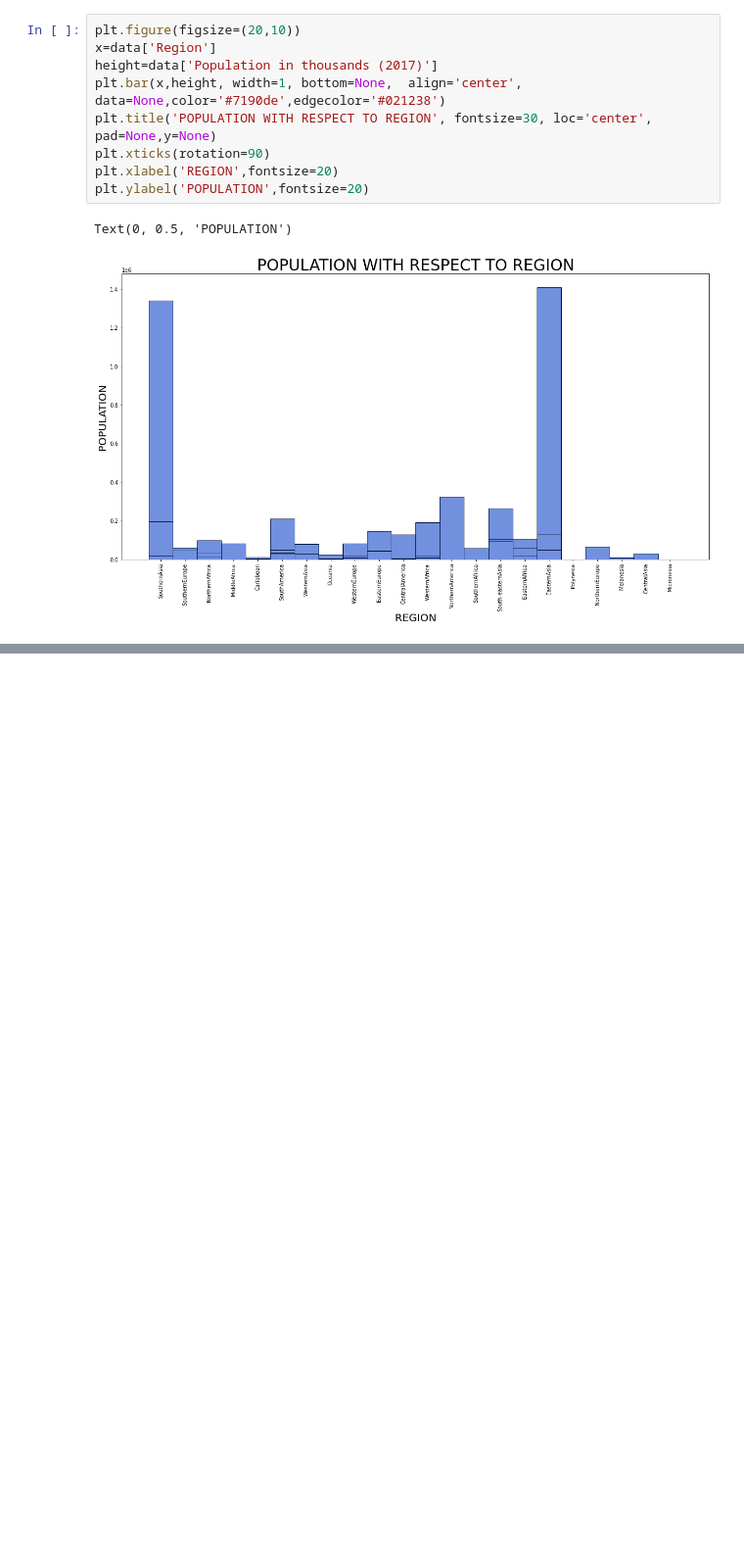
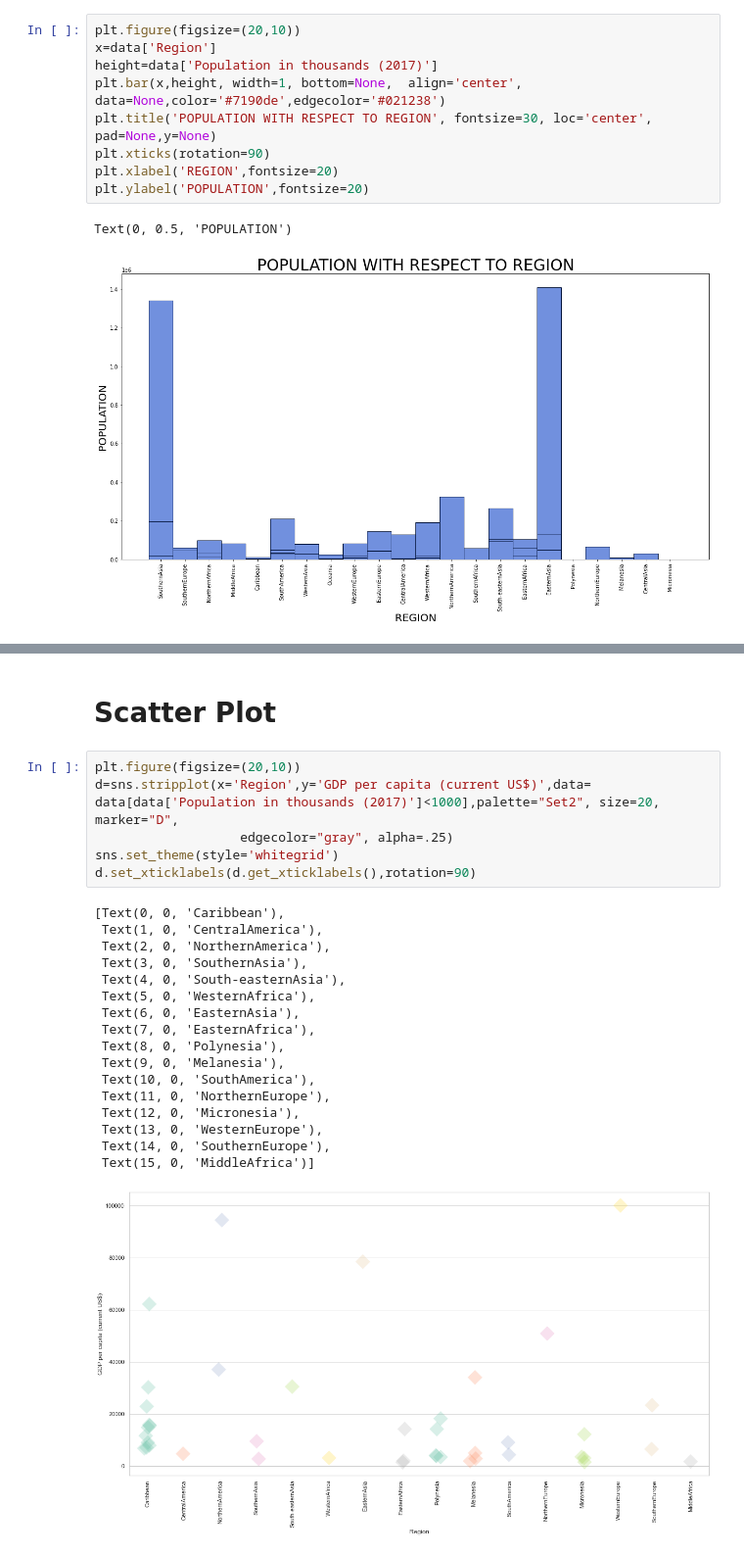
Before and after one commit to Syamkrishna123/ICTK-Q-A-activity, a Jupyter notebook: week_6_q&a_activity.ipynb, the cells around one changed output, grey strips where cells are left out. Shown at 98% size. Cells and saved outputs as stored; diff of their text form; blank space fills up the shorter version.

```diff
--- a/week_6_q&a_activity.ipynb
+++ b/week_6_q&a_activity.ipynb
@@ -47,0 +45,26 @@ Text(0, 0.5, 'POPULATION')
+# %% [markdown]
+# Scatter Plot
+# %%
+plt.figure(figsize=(20,10))
+d=sns.stripplot(x='Region',y='GDP per capita (current US$)',data= data[data['Population in thousands (2017)']<1000],palette="Set2", size=20, marker="D",
+                   edgecolor="gray", alpha=.25)
+sns.set_theme(style='whitegrid')
+d.set_xticklabels(d.get_xticklabels(),rotation=90)
+# %% [output]
+[Text(0, 0, 'Caribbean'),
+ Text(1, 0, 'CentralAmerica'),
+ Text(2, 0, 'NorthernAmerica'),
+ Text(3, 0, 'SouthernAsia'),
+ Text(4, 0, 'South-easternAsia'),
+ Text(5, 0, 'WesternAfrica'),
+ Text(6, 0, 'EasternAsia'),
+ Text(7, 0, 'EasternAfrica'),
+ Text(8, 0, 'Polynesia'),
+ Text(9, 0, 'Melanesia'),
+ Text(10, 0, 'SouthAmerica'),
+ Text(11, 0, 'NorthernEurope'),
+ Text(12, 0, 'Micronesia'),
+ Text(13, 0, 'WesternEurope'),
+ Text(14, 0, 'SouthernEurope'),
+ Text(15, 0, 'MiddleAfrica')]
+[figure, added]
```
Also changed, not shown: parts of 2 cells of this notebook.
